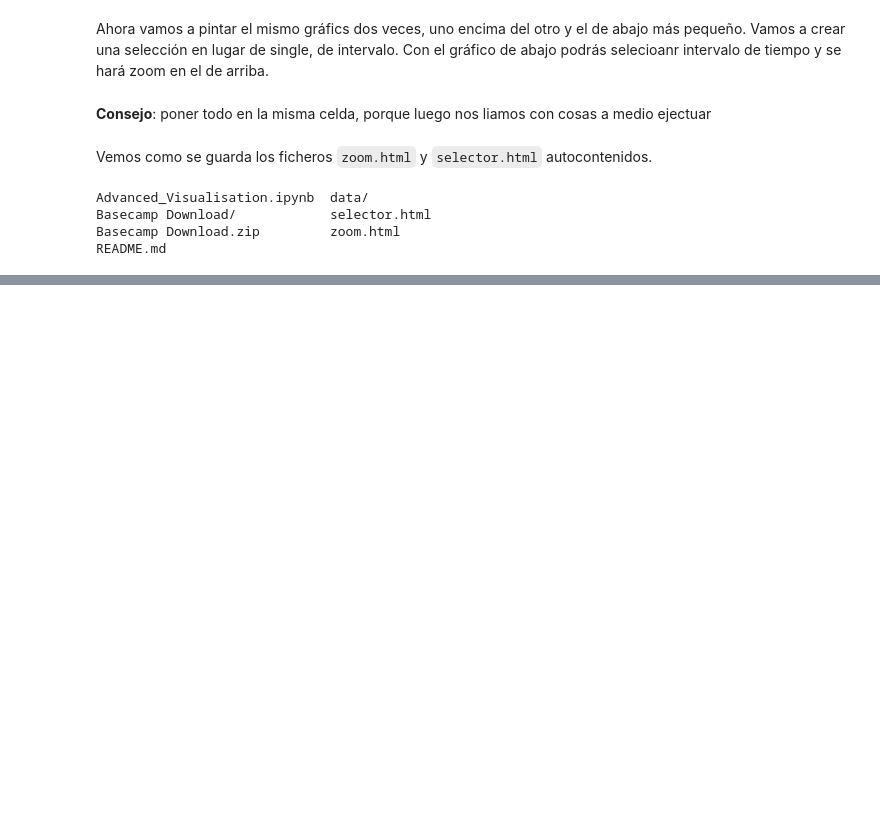
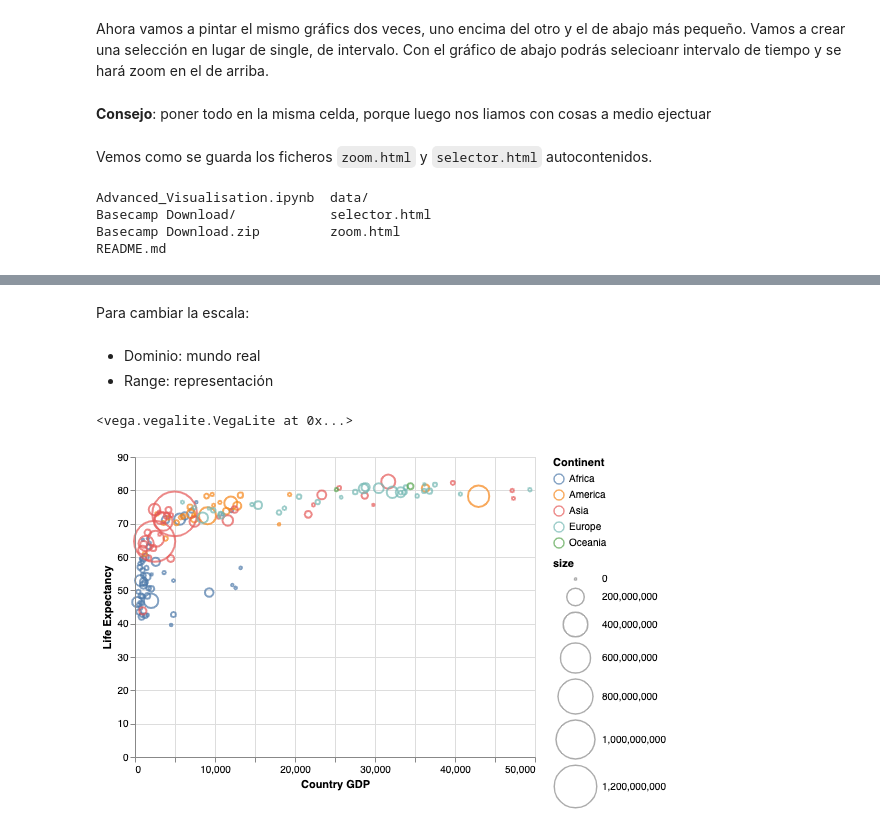
Before and after one commit to huanlui/advanced-visualisation, a Jupyter notebook: Advanced_Visualisation.ipynb, the cells around one changed output, grey strips where cells are left out. Drawn from its saved outputs; the diff is of its cells as text; code cells hidden in the pictures; blank space fills up the shorter version.

```diff
--- a/Advanced_Visualisation.ipynb
+++ b/Advanced_Visualisation.ipynb
@@ -100,0 +130,17 @@ README.md
+# %% [markdown]
+Para cambiar la escala:
+# %% [markdown]
+* Dominio: mundo real
+* Range: representación
+# %%
+scatter = alt.Chart(lifecountries).mark_point().encode(
+    x= 'Country GDP',
+    y="Life Expectancy",
+    color="Continent",
+    size=alt.Size('size',scale=alt.Scale(range=(5, 2000))),
+)
+
+scatter
+# %% [output]
+<vega.vegalite.VegaLite at 0x...>
+[figure, added]
```
Also changed, not shown: parts of 10 cells of this notebook, 35 other files.
